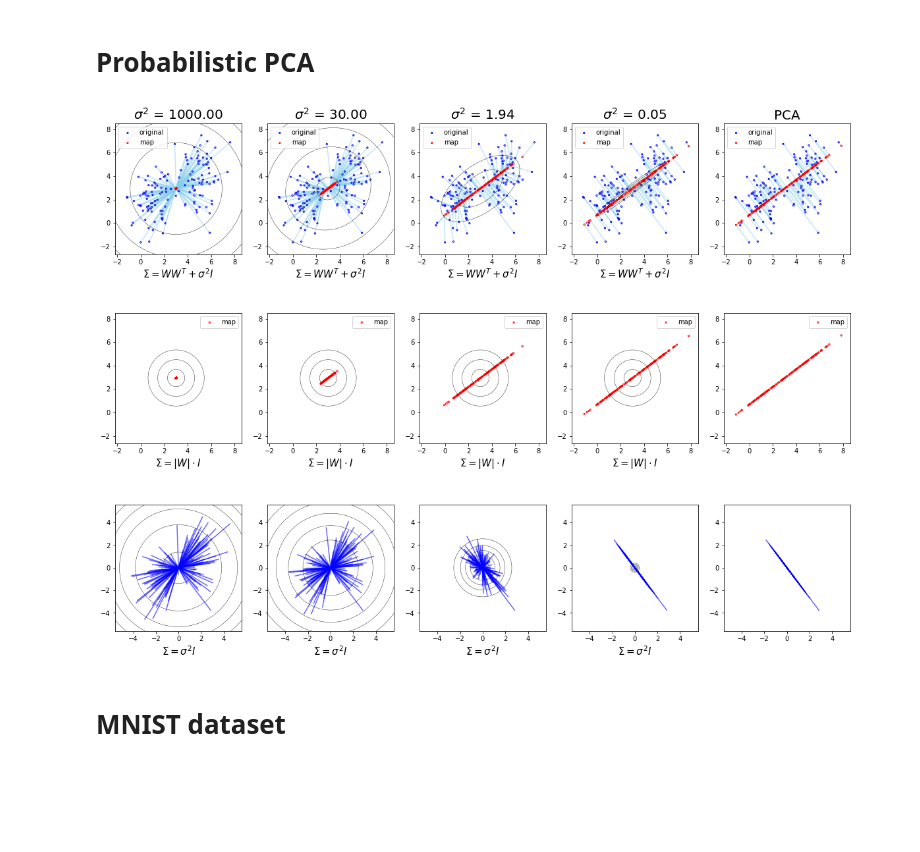
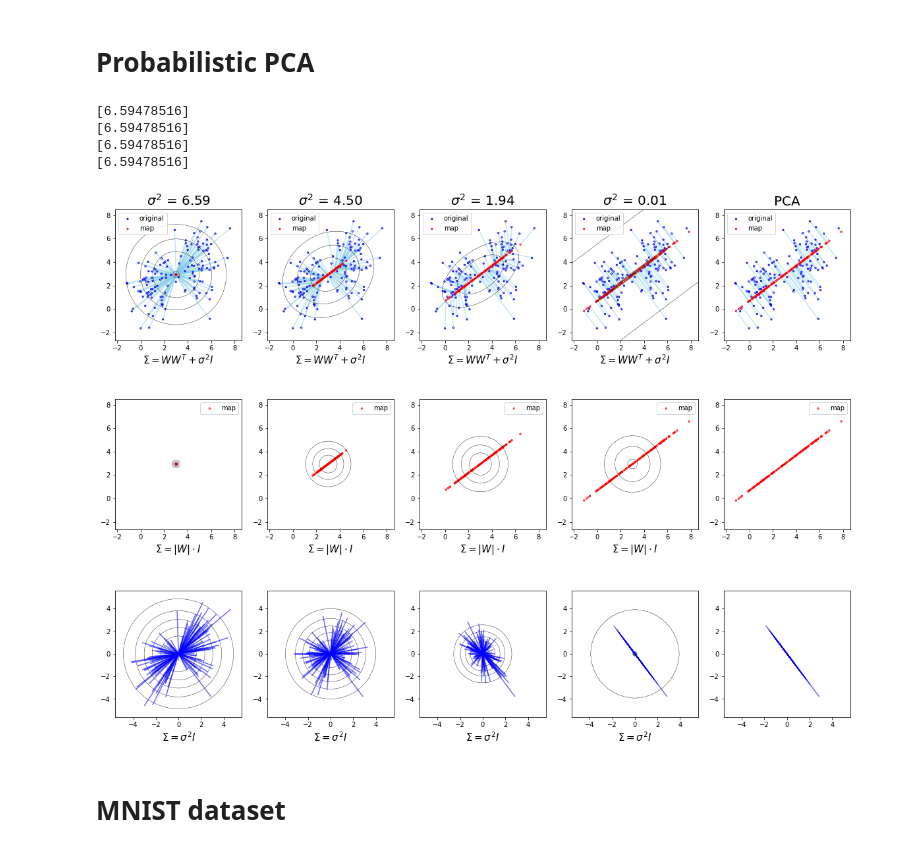
Before and after one commit to yusukemh/ProbabilisticPCA, a Jupyter notebook: PPCA.ipynb, the cells around one changed output. Drawn from its saved outputs; the diff is of its cells as text; code cells hidden in the pictures; blank space fills up the shorter version.

```diff
--- a/PPCA.ipynb
+++ b/PPCA.ipynb
@@ -238,7 +241,9 @@ ylim = (X[:,1].min() - 1, X[:,1].max() + 1)
 X_ = X - X.mean(axis=0)
 max_dist = max(abs(X_[:, 0].min()), X_[:, 0].max(), abs(X_[:, 1].min()), X_[:, 1].max()) + 1
 
-for i, sigma in enumerate([1000, 30, None, 0.05]):
+# for i, sigma in enumerate([1000, 30, None, 0.05]):
+# for i, sigma in enumerate([None]):
+for i, sigma in enumerate([6.593, 4.5, None, 0.01]):
     model = PPCA(n_components=1, sigma=sigma)
     model.fit(X)
     model.plot_data_gaussian_contour(   ax=axs[0, i], xlim=xlim, ylim=ylim, levels=3, linewidths=0.4)
@@ -269,35 +274,39 @@ model = PCA(n_components=1)
 X_ = X - X.mean(axis=0)
 Z = model.fit_transform(X_)
 mapped = Z * model.components_[0] + X.mean(axis=0)
 
 
 lines = [[(m[0], m[1]), (x[0], x[1])] for m, x in zip(mapped, X)]
 lc = mc.LineCollection(lines, colors='skyblue', alpha=0.5, zorder=-100)
 
 axs[0, 4].add_collection(lc)
 axs[0, 4].scatter(X[:, 0], X[:, 1], facecolor='none', edgecolor='b', s=5, label='original')
 axs[0, 4].scatter(mapped[:, 0], mapped[:, 1], facecolor='none', edgecolor='r', s=5, label='map')
 axs[0, 4].set_title("PCA", fontsize=20)
 # PCA middle row
 axs[1, 4].scatter(mapped[:, 0], mapped[:, 1], facecolor='none', edgecolor='r', s=5, label='map')
 # PCA bottom row
 lines = [[(0, 0), (j[0] - i[0], j[1] - i[1])] for i, j in zip(mapped, X)]
 lc = mc.LineCollection(lines, colors='blue', alpha=0.6)
 axs[2, 4].add_collection(lc)
 
 for ax in axs.ravel()[:10]:
     ax.set_aspect('equal')
     ax.legend()
     ax.set_xlim(xlim)
     ax.set_ylim(ylim)
 
 for ax in axs.ravel()[10:]:
     ax.set_aspect('equal')
     ax.set_xlim((-max_dist, max_dist))
     ax.set_ylim((-max_dist, max_dist))
-print()
+plt.savefig("PPCA.png")
 # %% [output]
+[6.59478516]
+[6.59478516]
+[6.59478516]
+[6.59478516]
-[figure, old version]
+[figure, new version]
 # %% [markdown]
 # MNIST dataset
 # %%
```
Also changed, not shown: parts of 6 cells of this notebook, 2 other files.
